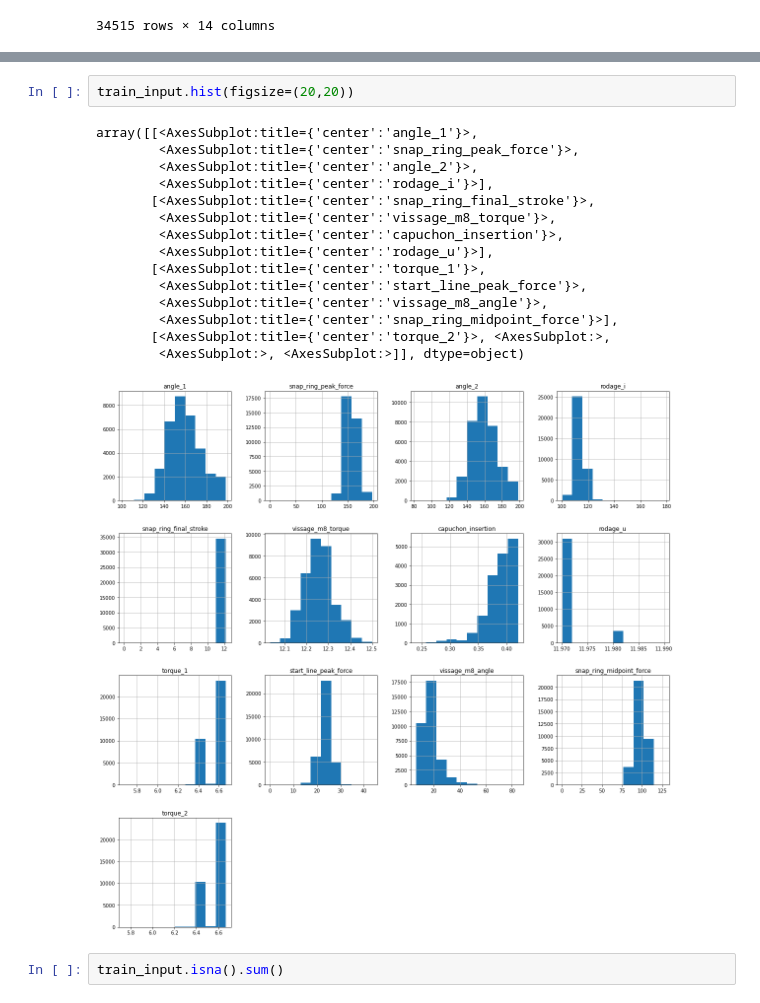
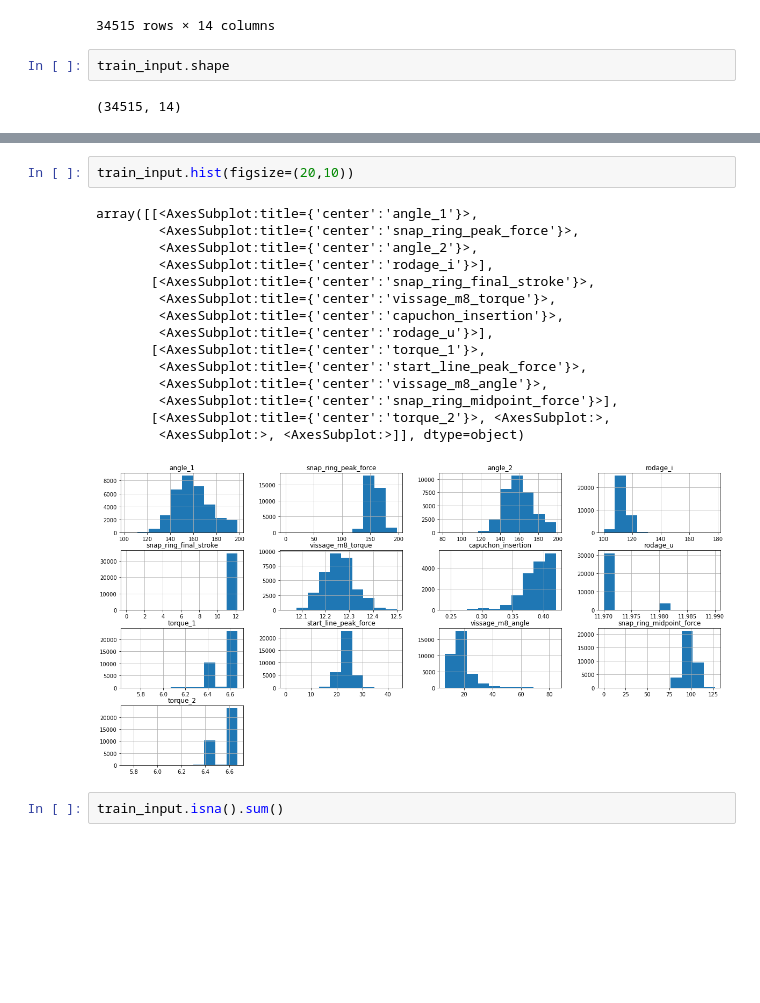
Before and after one commit to FABallemand/DefectPredictionOnProductionLines, a Jupyter notebook: data_analysis/data_analysis.ipynb, the cells around one changed output, grey strips where cells are left out. Drawn from its saved outputs; the diff is of its cells as text; blank space fills up the shorter version.

```diff
--- a/data_analysis/data_analysis.ipynb
+++ b/data_analysis/data_analysis.ipynb
@@ -44,6 +49,10 @@ train_input
 | 34513 | I-B-XA1207672-190424-02120 | 152.4 | 165.07 | 140.0 | 111.19 | 12.06 | 12.34 | ... |
 | 34514 | I-B-XA1207672-190712-03433 | 197.8 | 150.37 | 190.3 | 113.81 | 11.84 | 12.23 | ... |
 34515 rows × 14 columns
+# %%
+train_input.shape
+# %% [output]
+(34515, 14)
 # %%
 train_input.describe()
 # %% [output]
@@ -57,23 +66,23 @@ train_input.describe()
 | 75% | 169.300000 | 164.380000 | 168.900000 | 115.380000 | 12.080000 | 12.300000 | ... |
 | max | 198.300000 | 196.920000 | 198.100000 | 177.950000 | 12.190000 | 12.500000 | ... |
 # %%
-train_input.hist(figsize=(20,20))
+train_input.hist(figsize=(20,10))
 # %% [output]
 array([[<AxesSubplot:title={'center':'angle_1'}>,
         <AxesSubplot:title={'center':'snap_ring_peak_force'}>,
         <AxesSubplot:title={'center':'angle_2'}>,
         <AxesSubplot:title={'center':'rodage_i'}>],
        [<AxesSubplot:title={'center':'snap_ring_final_stroke'}>,
         <AxesSubplot:title={'center':'vissage_m8_torque'}>,
         <AxesSubplot:title={'center':'capuchon_insertion'}>,
         <AxesSubplot:title={'center':'rodage_u'}>],
        [<AxesSubplot:title={'center':'torque_1'}>,
         <AxesSubplot:title={'center':'start_line_peak_force'}>,
         <AxesSubplot:title={'center':'vissage_m8_angle'}>,
         <AxesSubplot:title={'center':'snap_ring_midpoint_force'}>],
        [<AxesSubplot:title={'center':'torque_2'}>, <AxesSubplot:>,
         <AxesSubplot:>, <AxesSubplot:>]], dtype=object)
-[figure, old version]
+[figure, new version]
 # %%
 train_input.isna().sum()
 # %% [output]
```
Also changed, not shown: parts of 13 cells of this notebook.
